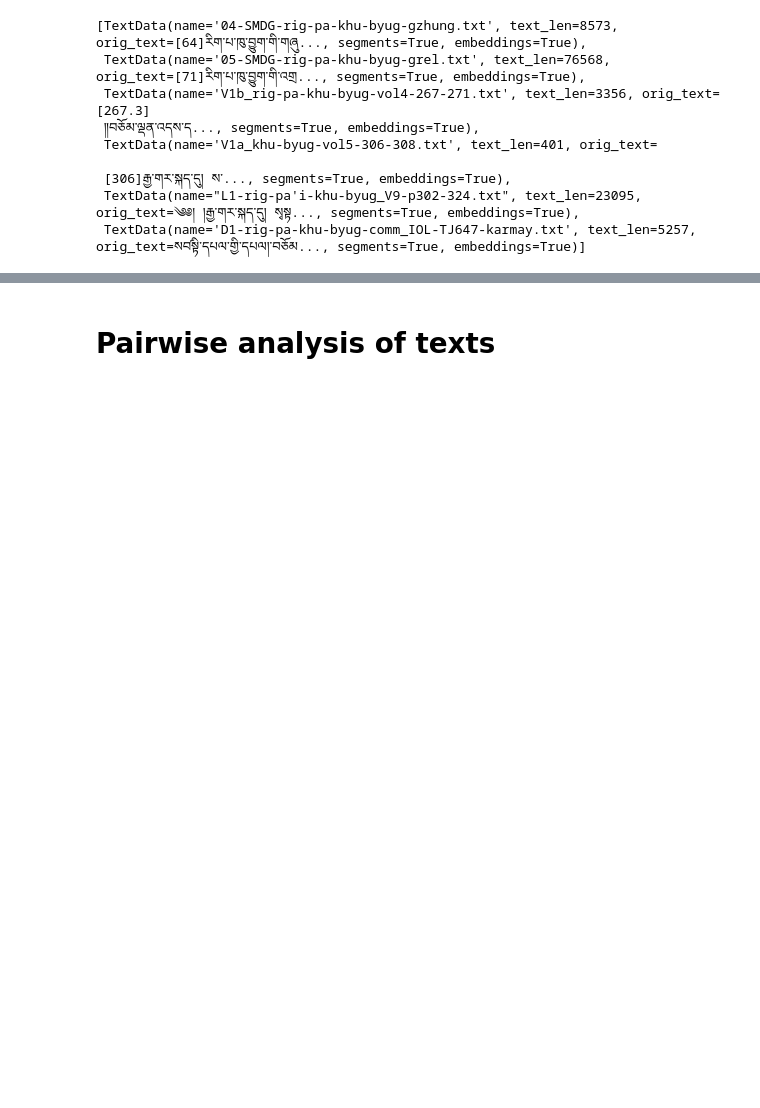
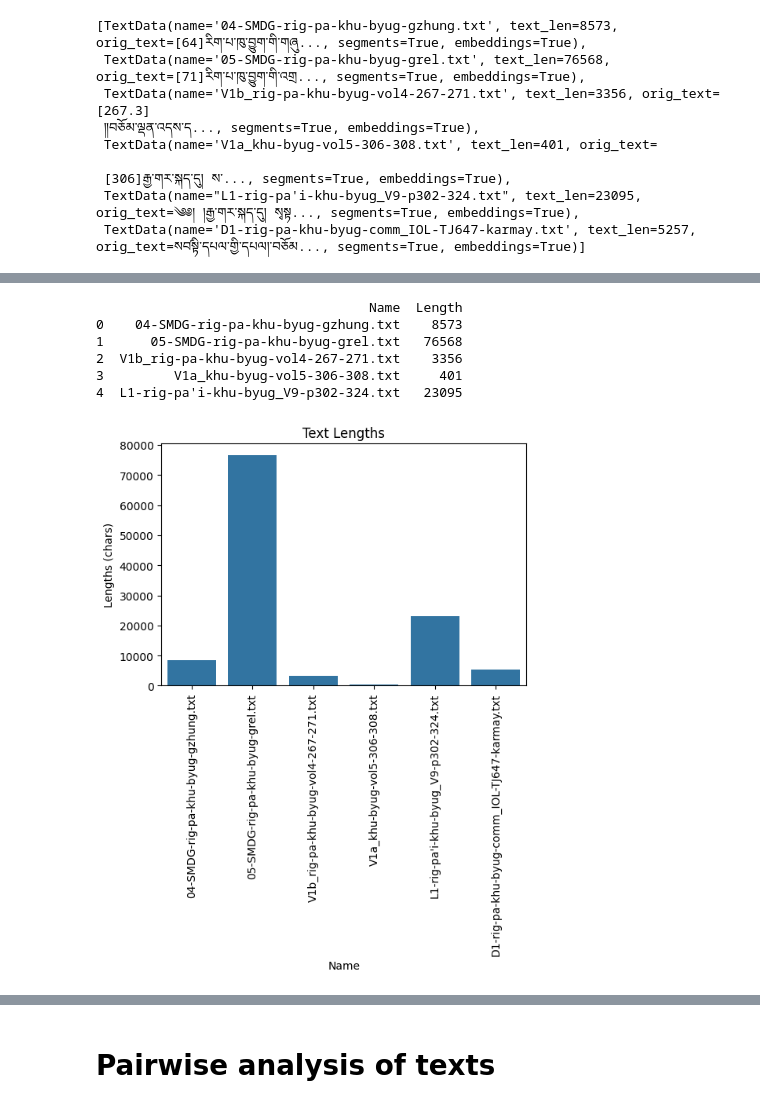
Before and after one commit to thomjur/tibetan-intertext-lab, a Jupyter notebook: study/Exploratory_Study.ipynb, the cells around one changed output, grey strips where cells are left out. Drawn from its saved outputs; the diff is of its cells as text; code cells hidden in the pictures; blank space fills up the shorter version.

```diff
--- a/study/Exploratory_Study.ipynb
+++ b/study/Exploratory_Study.ipynb
@@ -173,0 +176,27 @@ loaded_data
+# %%
+# Text lengths
+import warnings
+warnings.filterwarnings('ignore', category=UserWarning, message='Glyph.*missing from font')
+df = pd.DataFrame({
+    'Name': [t.name for t in loaded_data],
+    'Length': [len(re.sub(f"\s{2,}", " ", t.orig_text)) for t in loaded_data]
+})
+print(df.head())
+
+# Barplot erstellen
+plt.figure(figsize=(6, 4))
+sns.barplot(data=df, x='Name', y='Length')
+plt.title('Text Lengths')
+plt.xlabel('Name')
+plt.ylabel('Lengths (chars)')
+plt.xticks(rotation=90)
+plt.tight_layout()
+plt.savefig("images/text_len.png", dpi=300, bbox_inches='tight')
+# %% [output]
+                                   Name  Length
+0    04-SMDG-rig-pa-khu-byug-gzhung.txt    8573
+1      05-SMDG-rig-pa-khu-byug-grel.txt   76568
+2  V1b_rig-pa-khu-byug-vol4-267-271.txt    3356
+3         V1a_khu-byug-vol5-306-308.txt     401
+4  L1-rig-pa'i-khu-byug_V9-p302-324.txt   23095
+[figure, added]
```
Also changed, not shown: parts of 42 cells of this notebook, 11 other files.
